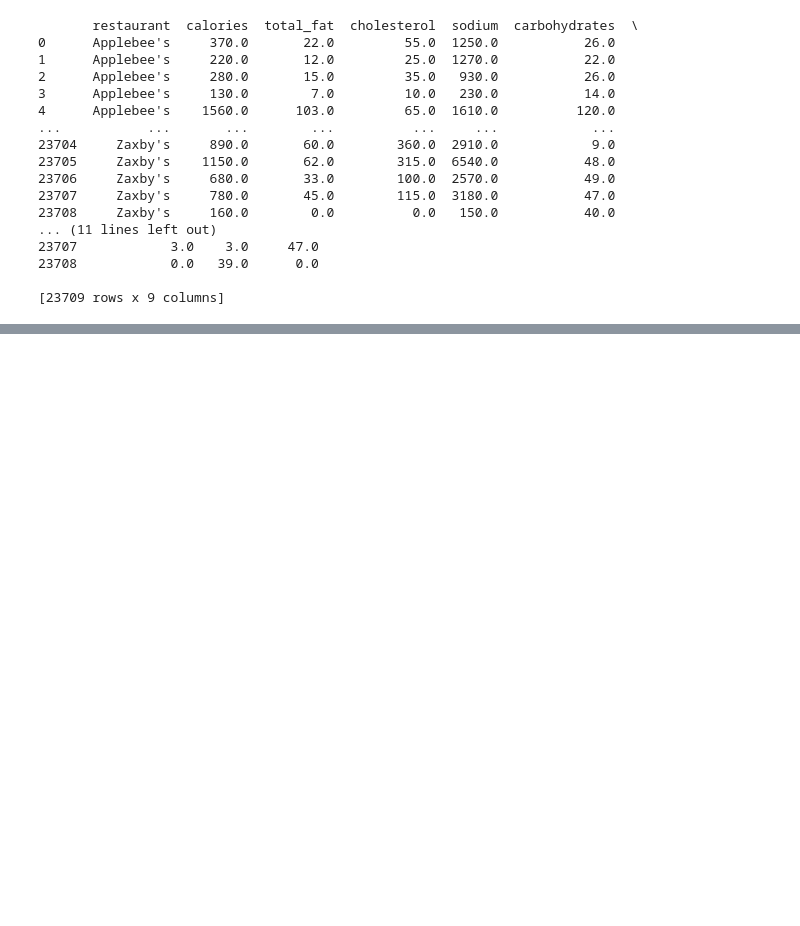
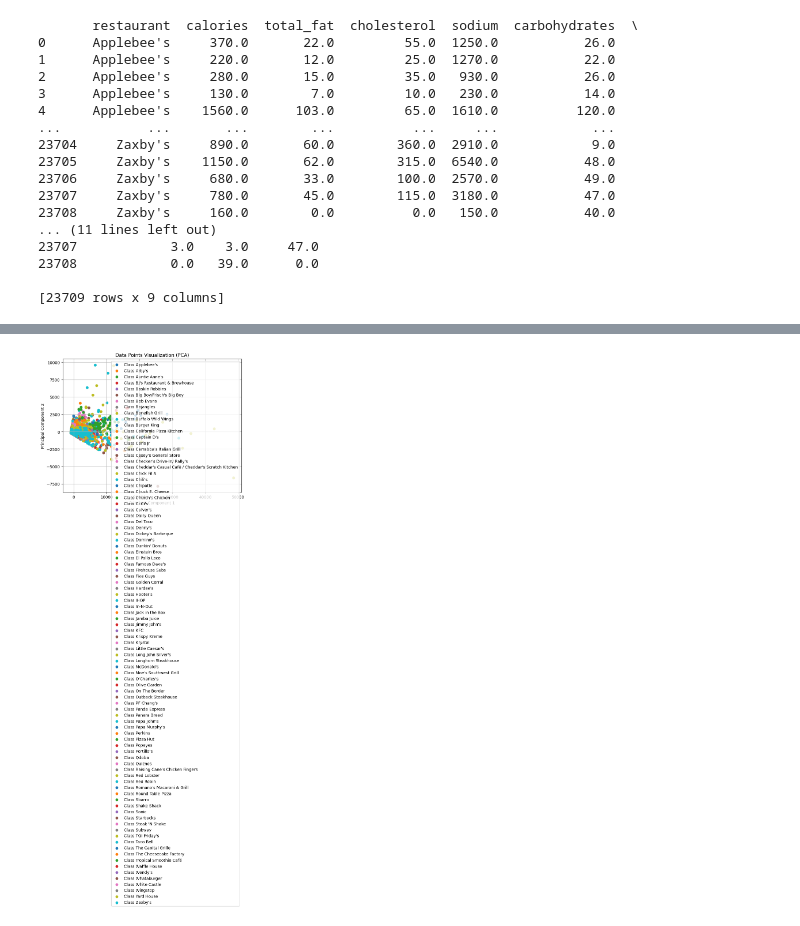
Before and after one commit to rseal2/ml-project, a Jupyter notebook: knn.ipynb, the cells around one changed output, grey strips where cells are left out. Drawn from its saved outputs; the diff is of its cells as text; code cells hidden in the pictures; blank space fills up the shorter version.

```diff
--- a/knn.ipynb
+++ b/knn.ipynb
@@ -80,0 +97,23 @@ array(['Golden Corral', "Dunkin' Donuts", 'Golden Corral', ...,
+# %%
+from sklearn.decomposition import PCA
+
+# Perform PCA for visualization
+pca = PCA(n_components=2)  # Project to 2 dimensions for visualization
+X_pca = pca.fit_transform(X)
+
+# Plotting
+plt.figure(figsize=(8, 6))
+
+# Plot each class separately
+for class_label in np.unique(y):
+    X_class = X_pca[y == class_label]
+    plt.scatter(X_class[:, 0], X_class[:, 1], label=f'Class {class_label}')
+
+plt.title('Data Points Visualization (PCA)')
+plt.xlabel('Principal Component 1')
+plt.ylabel('Principal Component 2')
+plt.legend()
+plt.grid(True)
+plt.show()
+# %% [output]
+[figure, added]
```
Also changed, not shown: parts of 4 cells of this notebook, 6 other files.
